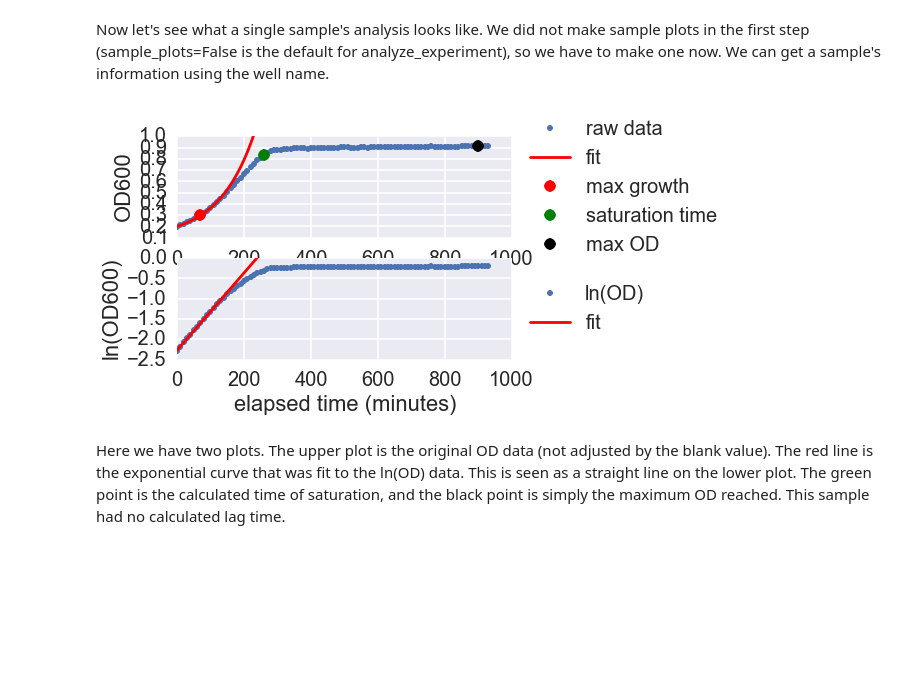
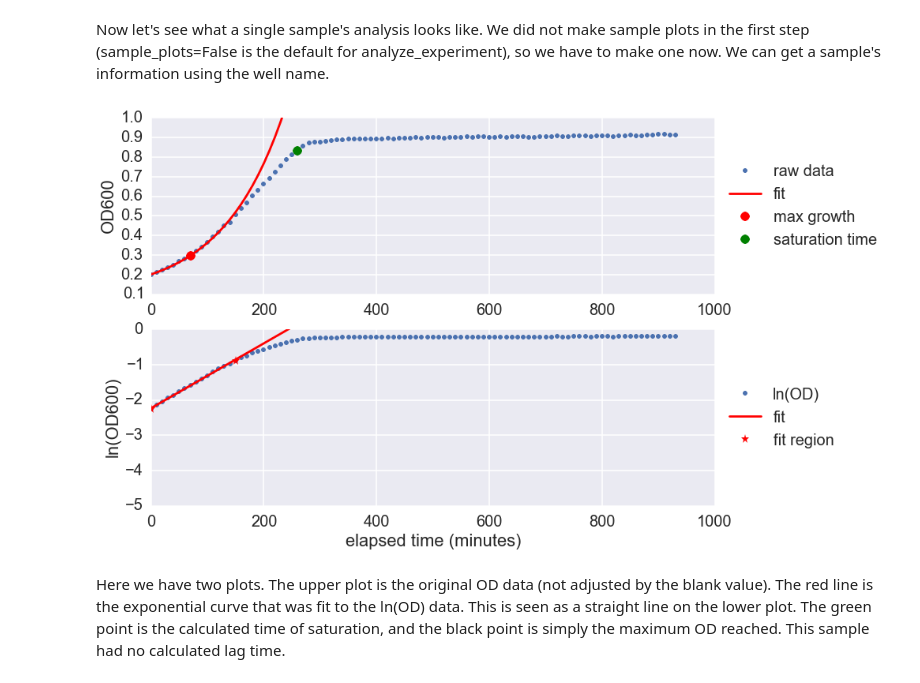
Before and after one commit to sriramsrikant/OD_growth_finder, a Jupyter notebook: OD_demo_notebook.ipynb, the cells around one changed output. Drawn from its saved outputs; the diff is of its cells as text; code cells hidden in the pictures; blank space fills up the shorter version.

```diff
--- a/OD_demo_notebook.ipynb
+++ b/OD_demo_notebook.ipynb
@@ -54,10 +70,10 @@ Gray squares are those samples missing data. Many of the samples in this experim
 # %% [markdown]
 Now let's see what a single sample's analysis looks like. We did not make sample plots in the first step (sample_plots=False is the default for analyze_experiment), so we have to make one now. We can get a sample's information using the well name.
 # %%
-A1 = demo_expt1.samples['A1']
+A1 = demo_expt2.samples['A1']
 A1.plot_growth_parameters()
 # %% [output]
-[figure, old version]
+[figure, new version]
 # %% [markdown]
 Here we have two plots. The upper plot is the original OD data (not adjusted by the blank value). The red line is the exponential curve that was fit to the ln(OD) data. This is seen as a straight line on the lower plot. The green point is the calculated time of saturation, and the black point is simply the maximum OD reached. This sample had no calculated lag time.
 # %%
```
Also changed, not shown: parts of 5 cells of this notebook, 7 other files.
